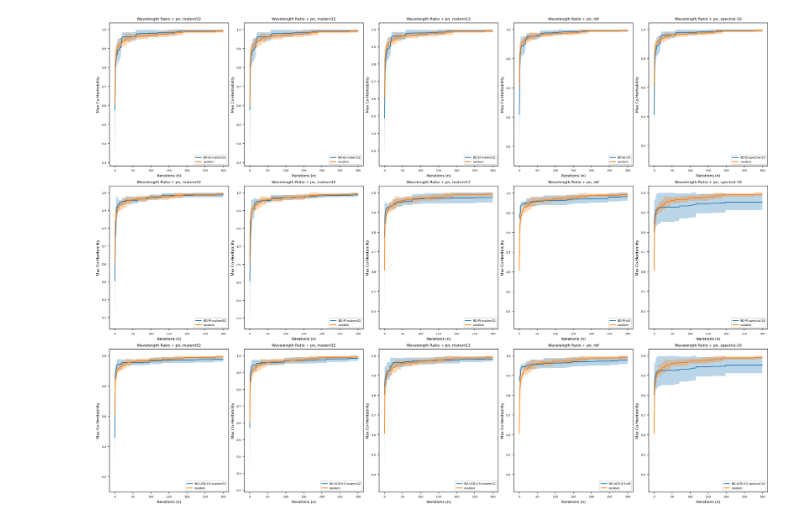
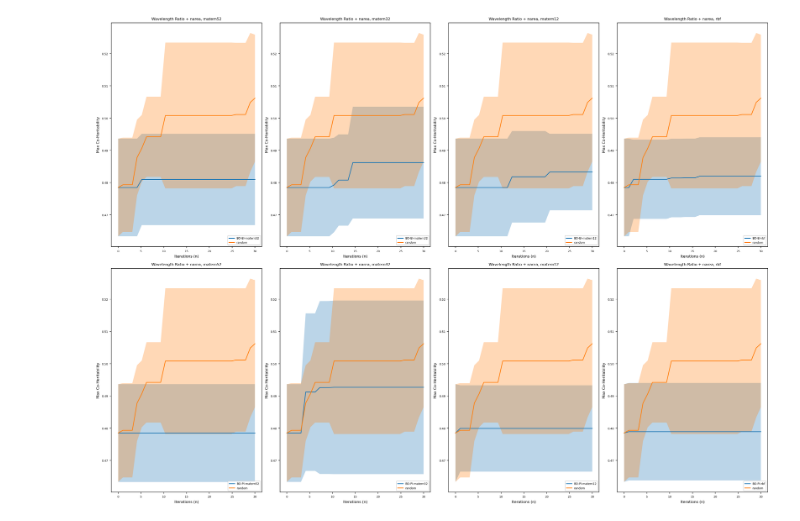
Before and after one commit to stair-lab/bo4ag, a Jupyter notebook: Benchmark/build_plot.ipynb, the cells around one changed output. Saved outputs shown, nothing was run; the diff lists cells and outputs as text; code cells hidden in the pictures.

Commit message:
Changed the filenaming convension in main.py. And some code clean up in main.py. build_plot.ipynb is adjusted to accomodated from naming convensioned in main.py too.

```diff
--- a/Benchmark/build_plot.ipynb
+++ b/Benchmark/build_plot.ipynb
@@ -23,14 +67,15 @@ names = {"narea": "Narea", "sla": "SLA", "ps": "PLSR_SLA_Sorghum", "pn": "FS_PLS
 # %%
-#Double check that data files exist
-#Missing files cannot be plotted
+#For plotting a full sweep, double check that data files exist which you want to plot
 seeds = 5
-for acq_name in ["EI", "PI", "UCB-0.1", "UCB-0.2", "UCB-0.5", "KG"]:
-    for kernel_name in ["matern52", "matern32", "rbf", "matern12", "spectral-10"]:
-        for trait in [trait]:
+traits = ["narea"]
+base_path = f"./output/BO_runs"
+
+for acq_name in ["EI", "PI", "UCB-0.1", "UCB-0.2", "UCB-0.5"]:
+    for kernel_name in ["matern52", "matern32", "rbf", "matern12"]:
+        for trait in traits:
             trait = trait.lower()
             try:
-                _results = [pd.read_csv(f"{base_path}/{trait}/botorch{acq_name}_{kernel_name}_result_{seed}.npy", encoding='utf-8') for seed in range(seeds)]
-            except Exception:
-                print(f"File Missing: {base_path}/{trait}/botorch{acq_name}_{kernel_name}_result_x.npy")
-                pass
+                _results = [pd.read_csv(f"{base_path}/{trait}/{kernel_name}_{acq_name}/result_{seed}.npy", encoding='utf-8') for seed in range(seeds)]
+            except Exception as e:
+                print(e)
 # %% [output]
@@ -42,46 +89,45 @@ File Missing: ./output/3.29.2024/pn/botorchKG_spectral-10_result_x.npy
 # %%
-trait = trait
-alpha = 0.2
+trait = "narea"
+base_path = f"./output/BO_runs"
 seeds = [0,1,2,3,4]
 
-# kernels = ["matern12", "matern12"]#["matern52", "matern32", "matern12", "rbf", "spectral-10"] #, "spectral-4"]
-# acqs = ["EI", "EI"] #["EI", "PI", "UCB-0.1", "UCB-0.2", "UCB-0.5"]
-
-kernels = ["matern52", "matern32", "matern12", "rbf", "spectral-10"] #, "spectral-4"]
-acqs = ["EI", "PI", "UCB-0.5"]#"UCB-0.1", "UCB-0.2", "UCB-0.5"]
+kernels = ["matern52", "matern32", "matern12", "rbf"]
+acqs = ["EI", "PI"]#, "UCB-0.5"]#"UCB-0.1", "UCB-0.2"]
 
 
+alpha=0.2
 fig, axs = plt.subplots(len(acqs), len(kernels), figsize=(20, 14.5))
 color_dict = {"EI": 'Pink', "PI": 'Blue', "KG": 'Green',
               "UCB": 'Orange', "UCB-0.1": 'Red', "UCB-0.2": 'Green', "UCB-0.5": 'Orange'}
 
 #BAYESIAN OPTIMIZATION
 for a, acq_name in enumerate(acqs):
     for k, kernel_name in enumerate(kernels):
-        botorch_results = [pd.read_csv(f"{base_path}/{trait}/botorch{acq_name}_{kernel_name}_result_{seed}.npy", encoding='utf-8')["Best"] for seed in seeds]
+        botorch_results = [pd.read_csv(f"{base_path}/{trait}/{kernel_name}_{acq_name}/result_{seed}.npy", encoding='utf-8')["best"] for seed in seeds]
         botorch_results = [np.array(botorch_results[i]) for i in range(0,len(botorch_results))]
         mean, var = np.mean(botorch_results, axis=0), np.std(botorch_results, axis=0)
         x_axis = np.linspace(0, len(mean), len(mean))
 
         color = color_dict[acq_name]
         axs[a, k].plot(x_axis, mean, label= f"BO-{acq_name}-{kernel_name}") #, color=color)
         axs[a, k].fill_between(x_axis, mean - var,  mean + var, alpha=0.3) #, color=color)
 
         #plot random
-        botorch_results = [pd.read_csv(f"{base_path}/{trait}/botorchrandom_result_{seed}.npy", encoding='utf-8')["Best"] for seed in seeds]
+        botorch_results = [pd.read_csv(f"{base_path}/{trait}/random/result_{seed}.npy", encoding='utf-8')["best"] for seed in seeds]
         botorch_results = [np.array(botorch_results[i]) for i in range(0,len(botorch_results))]
         mean, var = np.mean(botorch_results, axis=0), np.std(botorch_results, axis=0)
         axs[a, k].plot(x_axis, mean, label= f"random") #, color="black")
         axs[a, k].fill_between(x_axis, mean - var,  mean + var, alpha=0.3) #, color="black")
 
         # #graph elements
         # plt.plot([actual_max[trait]]*its ,linestyle='dashed', label="Best Co-heritabilty")
         # plt.plot ([top_01[trait]]*its ,linestyle='dashed', label="Top 1%")
 
         axs[a, k].set_title(f"Wavelength Ratio + {trait}, {kernel_name}")
         axs[a, k].set_xlabel("Iterations (n)")
         axs[a, k].set_ylabel("Max Co-Heritability")
         axs[a, k].legend(loc="lower right")
         #axs[a, k].set_ylim(0,1)
+plt.show()
 # %% [output]
-[figure, old version]
+[figure, new version]
```
Also changed, not shown: parts of 7 cells of this notebook, 1 other file.
